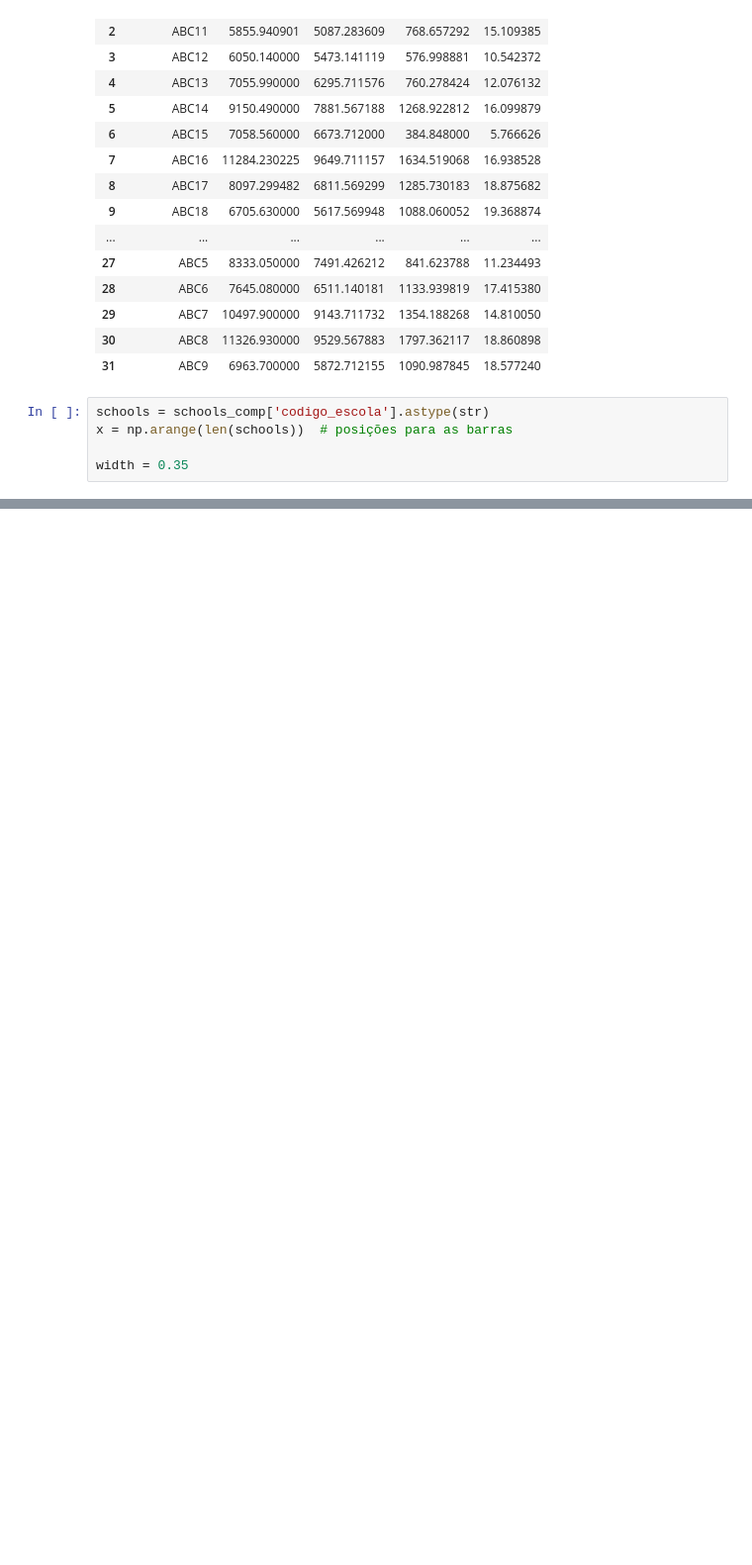
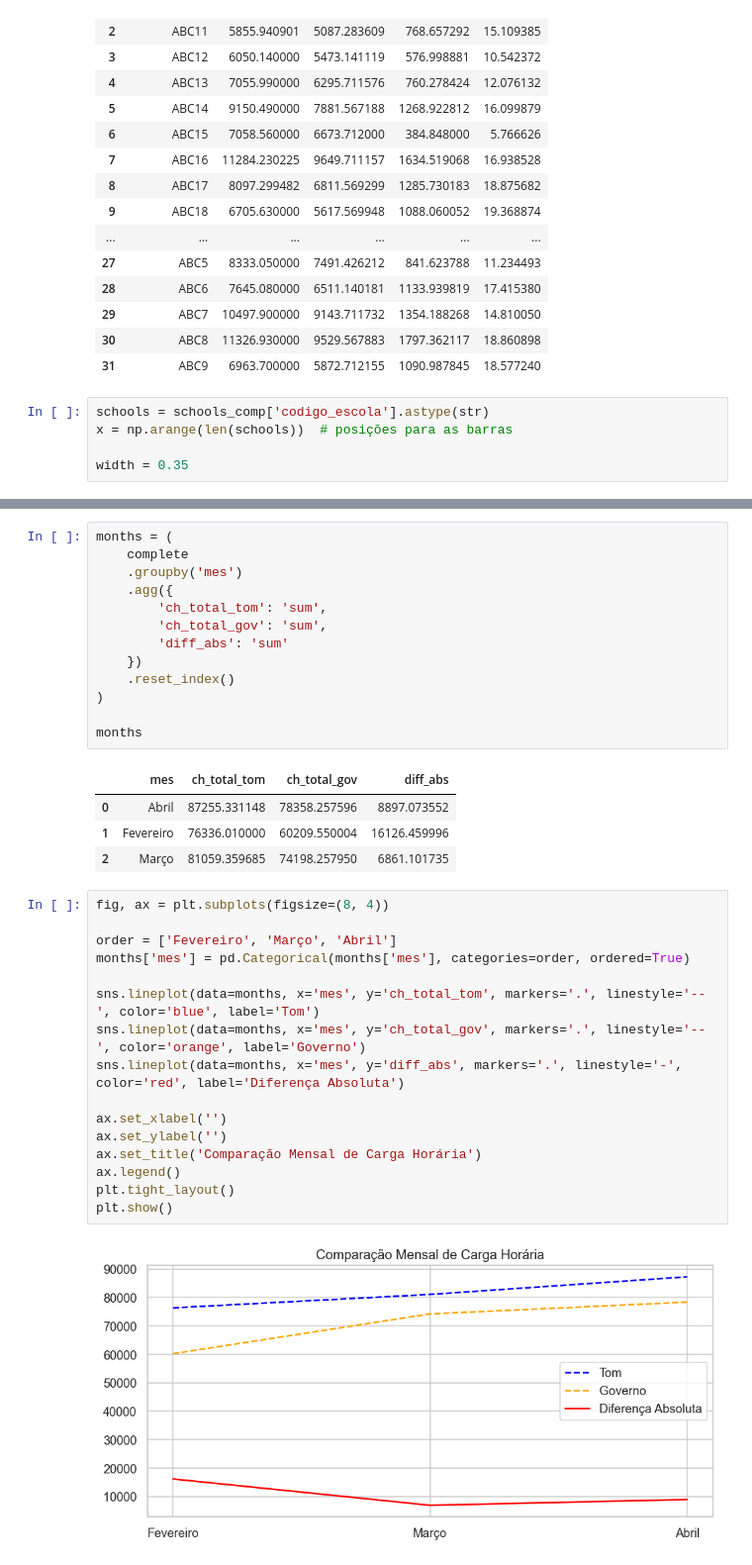
Before and after one commit to raulward/tec_case_tom_educacao, a Jupyter notebook: notebooks/main.ipynb, the cells around one changed output, grey strips where cells are left out. Shown at 99% size. Cells and saved outputs as stored; diff of their text form; blank space fills up the shorter version.

```diff
--- a/notebooks/main.ipynb
+++ b/notebooks/main.ipynb
@@ -1095,0 +1200,36 @@ ax = sns.barplot(data=regency_comp, x='categoria', y='diff_abs')
+# %%
+months = (
+    complete
+    .groupby('mes')
+    .agg({
+        'ch_total_tom': 'sum',
+        'ch_total_gov': 'sum',
+        'diff_abs': 'sum'
+    })
+    .reset_index()
+)
+
+months
+# %% [output]
+|  | mes | ch_total_tom | ch_total_gov | diff_abs |
+| 0 | Abril | 87255.331148 | 78358.257596 | 8897.073552 |
+| 1 | Fevereiro | 76336.010000 | 60209.550004 | 16126.459996 |
+| 2 | Março | 81059.359685 | 74198.257950 | 6861.101735 |
+# %%
+fig, ax = plt.subplots(figsize=(8, 4))
+
+order = ['Fevereiro', 'Março', 'Abril']
+months['mes'] = pd.Categorical(months['mes'], categories=order, ordered=True)
+
+sns.lineplot(data=months, x='mes', y='ch_total_tom', markers='.', linestyle='--', color='blue', label='Tom')
+sns.lineplot(data=months, x='mes', y='ch_total_gov', markers='.', linestyle='--', color='orange', label='Governo')
+sns.lineplot(data=months, x='mes', y='diff_abs', markers='.', linestyle='-', color='red', label='Diferença Absoluta')
+
+ax.set_xlabel('')
+ax.set_ylabel('')
+ax.set_title('Comparação Mensal de Carga Horária')
+ax.legend()
+plt.tight_layout()
+plt.show()
+# %% [output]
+[figure, added]
```
Also changed, not shown: parts of 46 cells of this notebook.
